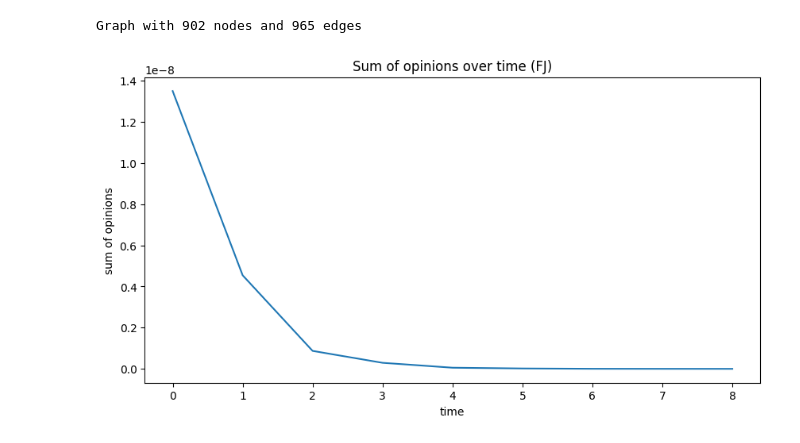
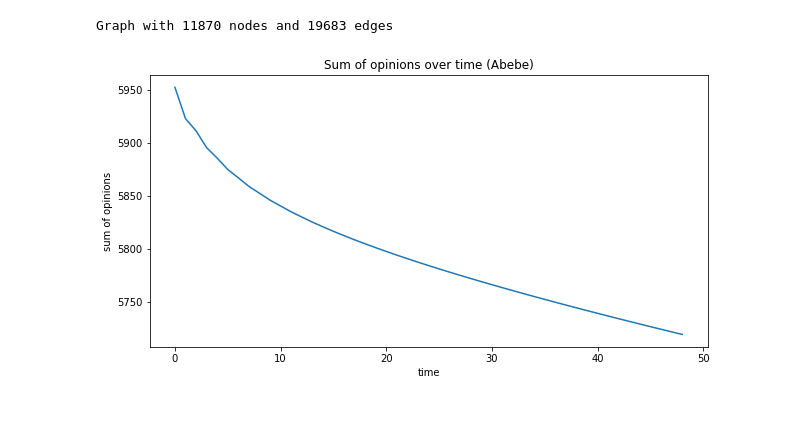
Before and after one commit to Keygoksmg/neat_opinion_network, a Jupyter notebook: experiments.ipynb, the cells around one changed output. Cells and saved outputs as stored; diff of their text form; code cells hidden in the pictures; blank space fills up the shorter version.

```diff
--- a/experiments.ipynb
+++ b/experiments.ipynb
@@ -9,7 +10,7 @@ class GraphClass:
         self.graph = graph
 
         # create adjacency matrix
-        self.adj_matrix = nx.adjacency_matrix(self.graph).todense()
+        self.adj_matrix = nx.to_numpy_array(self.graph)
 
         # == nodes ==
         # degree
@@ -41,8 +42,10 @@ class ExperimentClass(GraphClass):
             if self.model_name == 'FJ':
                 w_ii = np.diag(self.weight).reshape((-1, 1)) # weights on self-loop edges
                 new_opinions = (1 - w_ii) * (self.adj_matrix * self.weight @ self.opinions) + (w_ii * self.initial_opinions)
-            if self.model_name == 'New':
-                new_opinions = self.conformity * self.opinions + (1 - self.conformity) * (self.adj_matrix * self.node_centrality @ self.opinions) / self.degrees
+            elif self.model_name == 'Abebe':
+                new_opinions = self.conformity * self.opinions + (1 - self.conformity) * (self.adj_matrix @ self.opinions) / (self.degrees + 0.001)
+            elif self.model_name == 'new':
+                new_opinions = self.conformity * self.opinions + (1 - self.conformity) * (self.adj_matrix @ (self.node_centrality * self.opinions)) / ((self.adj_matrix @ self.node_centrality) + 0.001)
 
             self._update_graph(new_opinions)
             self.opinions_per_iter.append(new_opinions)
@@ -86,0 +82,30 @@ for e1, e2 in g.edges:
+# %%
+# add node properties such as weight and opinion
+
+for node in g_simple.nodes:
+    g_simple.nodes[node]['opinion'] = 0
+
+# Initialize with a given timpstamp.
+# If nodes are connected before this timestamp, they share a same init opinion.
+for node in g_simple.nodes:
+    has_opinion_flag = False
+    for init_nbr in g_init.neighbors(node):
+        if g_simple.nodes[init_nbr]['opinion'] != 0:
+            g_simple.nodes[node]['opinion'] = g_simple.nodes[init_nbr]['opinion']
+            has_opinion_flag = True
+            break
+    if not has_opinion_flag:
+        g_simple.nodes[node]['opinion'] = np.random.rand()
+    print(g_simple.nodes[node]['opinion'])
+
+    g_simple.nodes[node]['conformity'] = np.random.rand()
+    g_simple.nodes[node]['node_centrality'] = 0.01 + g_init.degree(node) # approx by citations
+
+
+# add edge weight
+for e1, e2 in g_simple.edges:
+    g_simple.edges[e1, e2]['weight'] = np.random.rand()
+
+# # display thier properties
+# for node in g.nodes:
+#     print(g.nodes[node])
@@ -87,7 +137,7 @@ for e1, e2 in g.edges:
 # %%
-test = ExperimentClass(g, 'FJ')
-test.run_model(10)
+test = ExperimentClass(g_simple, 'Abebe')
+test.run_model(50)
 test.plot()
 # %% [output]
-Graph with 902 nodes and 965 edges
+Graph with 11870 nodes and 19683 edges
-[figure, old version]
+[figure, new version]
```
Also changed, not shown: parts of 6 cells of this notebook, 2 other files.
